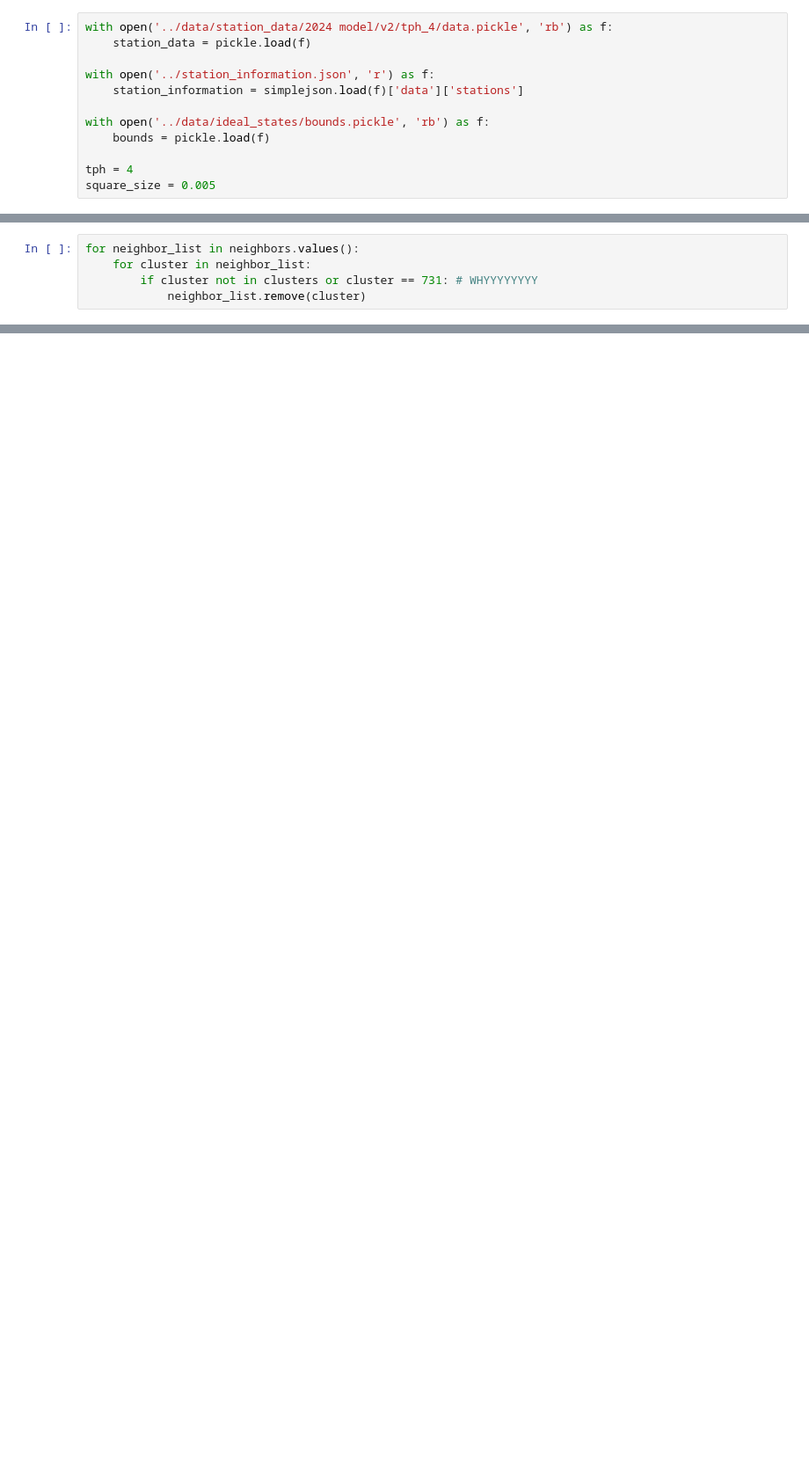
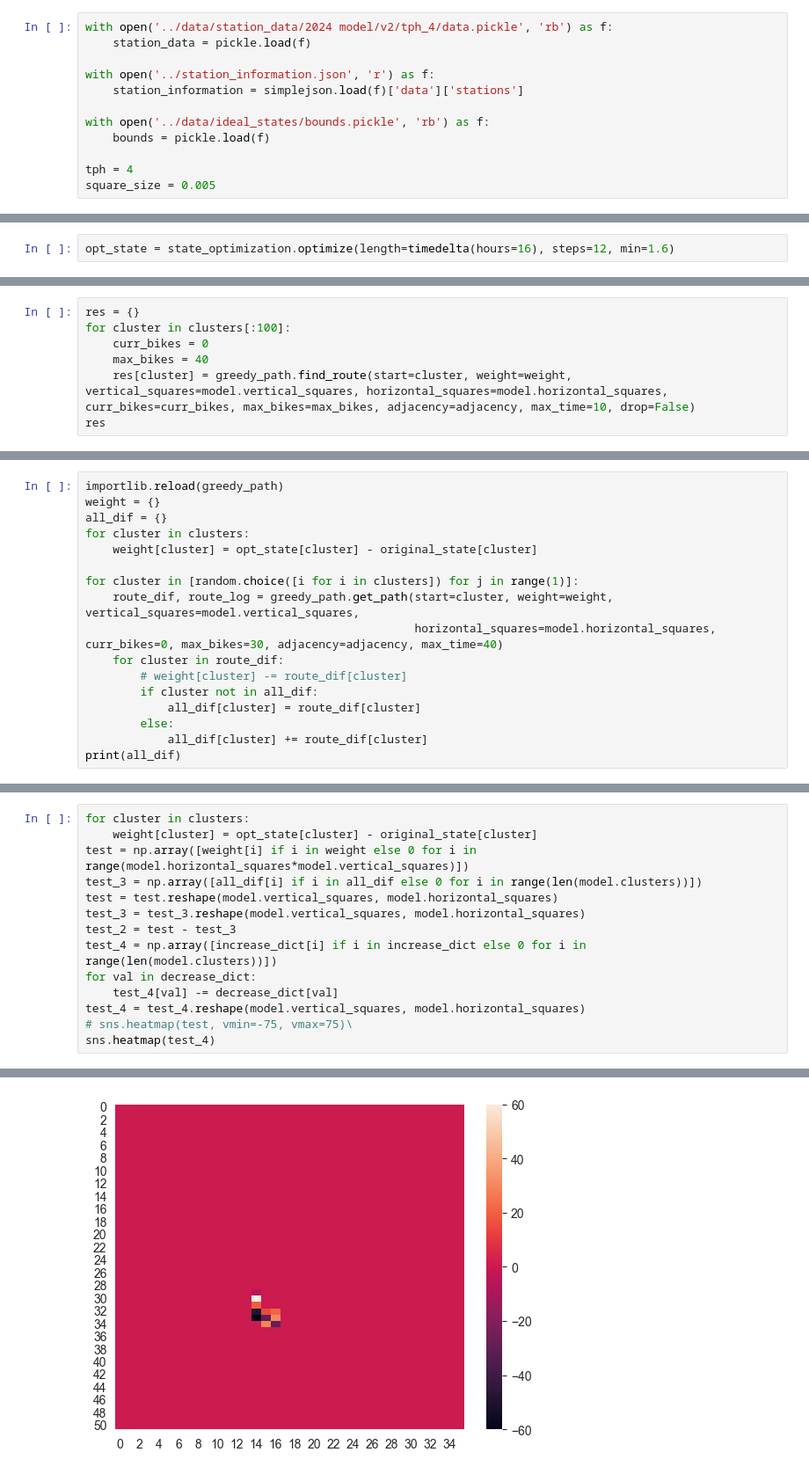
Before and after one commit to jarrettreimers/CSUREMM, a Jupyter notebook: cluster_model/integer_programming.ipynb, the cells around one changed output, grey strips where cells are left out. Shown at 88% size. Cells and saved outputs as stored; diff of their text form; blank space fills up the shorter version.

Commit message:
cluster model init changes

```diff
--- a/cluster_model/integer_programming.ipynb
+++ b/cluster_model/integer_programming.ipynb
@@ -270,5 +31,0 @@ for cluster in opt_state.keys():
-# %%
-for neighbor_list in neighbors.values():
-    for cluster in neighbor_list:
-        if cluster not in clusters or cluster == 731: # WHYYYYYYYY
-            neighbor_list.remove(cluster)
@@ -374,0 +47,2 @@ plt.show()
+# %%
+opt_state = state_optimization.optimize(length=timedelta(hours=16), steps=12, min=1.6)
@@ -374,0 +221,7 @@ plt.show()
+# %%
+res = {}
+for cluster in clusters[:100]:
+    curr_bikes = 0
+    max_bikes = 40
+    res[cluster] = greedy_path.find_route(start=cluster, weight=weight, vertical_squares=model.vertical_squares, horizontal_squares=model.horizontal_squares, curr_bikes=curr_bikes, max_bikes=max_bikes, adjacency=adjacency, max_time=10, drop=False)
+res
@@ -374,0 +246,17 @@ plt.show()
+# %%
+importlib.reload(greedy_path)
+weight = {}
+all_dif = {}
+for cluster in clusters:
+    weight[cluster] = opt_state[cluster] - original_state[cluster]
+
+for cluster in [random.choice([i for i in clusters]) for j in range(1)]:
+    route_dif, route_log = greedy_path.get_path(start=cluster, weight=weight, vertical_squares=model.vertical_squares,
+                                                horizontal_squares=model.horizontal_squares, curr_bikes=0, max_bikes=30, adjacency=adjacency, max_time=40)
+    for cluster in route_dif:
+        # weight[cluster] -= route_dif[cluster]
+        if cluster not in all_dif:
+            all_dif[cluster] = route_dif[cluster]
+        else:
+            all_dif[cluster] += route_dif[cluster]
+print(all_dif)
@@ -374,0 +273,15 @@ plt.show()
+# %%
+for cluster in clusters:
+    weight[cluster] = opt_state[cluster] - original_state[cluster]
+test = np.array([weight[i] if i in weight else 0 for i in range(model.horizontal_squares*model.vertical_squares)])
+test_3 = np.array([all_dif[i] if i in all_dif else 0 for i in range(len(model.clusters))])
+test = test.reshape(model.vertical_squares, model.horizontal_squares)
+test_3 = test_3.reshape(model.vertical_squares, model.horizontal_squares)
+test_2 = test - test_3
+test_4 = np.array([increase_dict[i] if i in increase_dict else 0 for i in range(len(model.clusters))])
+for val in decrease_dict:
+    test_4[val] -= decrease_dict[val]
+test_4 = test_4.reshape(model.vertical_squares, model.horizontal_squares)
+# sns.heatmap(test, vmin=-75, vmax=75)\
+sns.heatmap(test_4)
+# %% [output]
@@ -374,0 +289 @@ plt.show()
+[figure, added]
```
Also changed, not shown: parts of 40 cells of this notebook, 5 other files.
